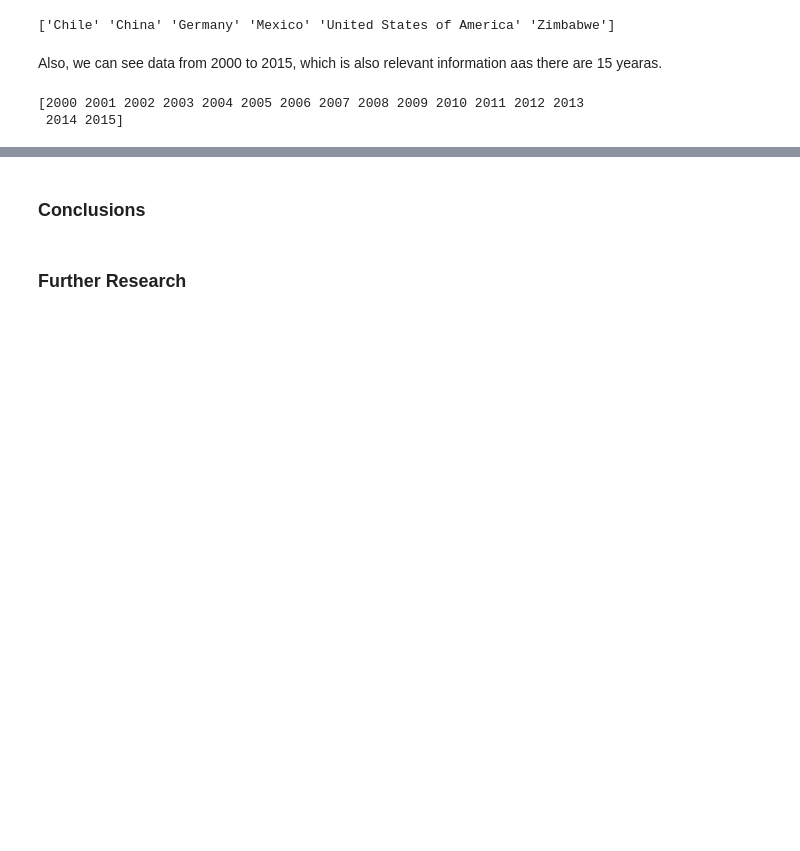
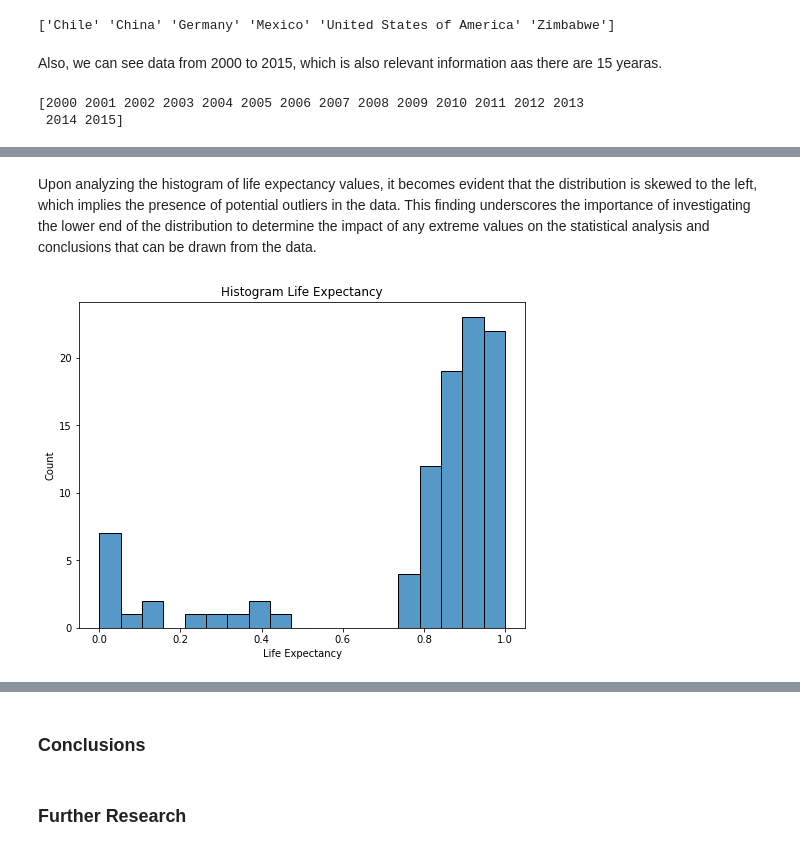
Before and after one commit to jfrenza/Portfolio-Project, a Jupyter notebook: life_expectancy_gdp.ipynb, the cells around one changed output, grey strips where cells are left out. Saved outputs shown, nothing was run; the diff lists cells and outputs as text; code cells hidden in the pictures; blank space fills up the shorter version.

```diff
--- a/life_expectancy_gdp.ipynb
+++ b/life_expectancy_gdp.ipynb
@@ -71,0 +135,10 @@ print(data.Year.unique())
+# %% [markdown]
+Upon analyzing the histogram of life expectancy values, it becomes evident that the distribution is skewed to the left, which implies the presence of potential outliers in the data. This finding underscores the importance of investigating the lower end of the distribution to determine the impact of any extreme values on the statistical analysis and conclusions that can be drawn from the data.
+# %%
+plt.figure(figsize=(8,6))
+sns.histplot(data=data, x="Life_exp")
+plt.title('Histogram Life Expectancy')
+plt.xlabel('Life Expectancy')
+plt.show()
+# %% [output]
+[figure, added]
```
Also changed, not shown: parts of 24 cells of this notebook.
